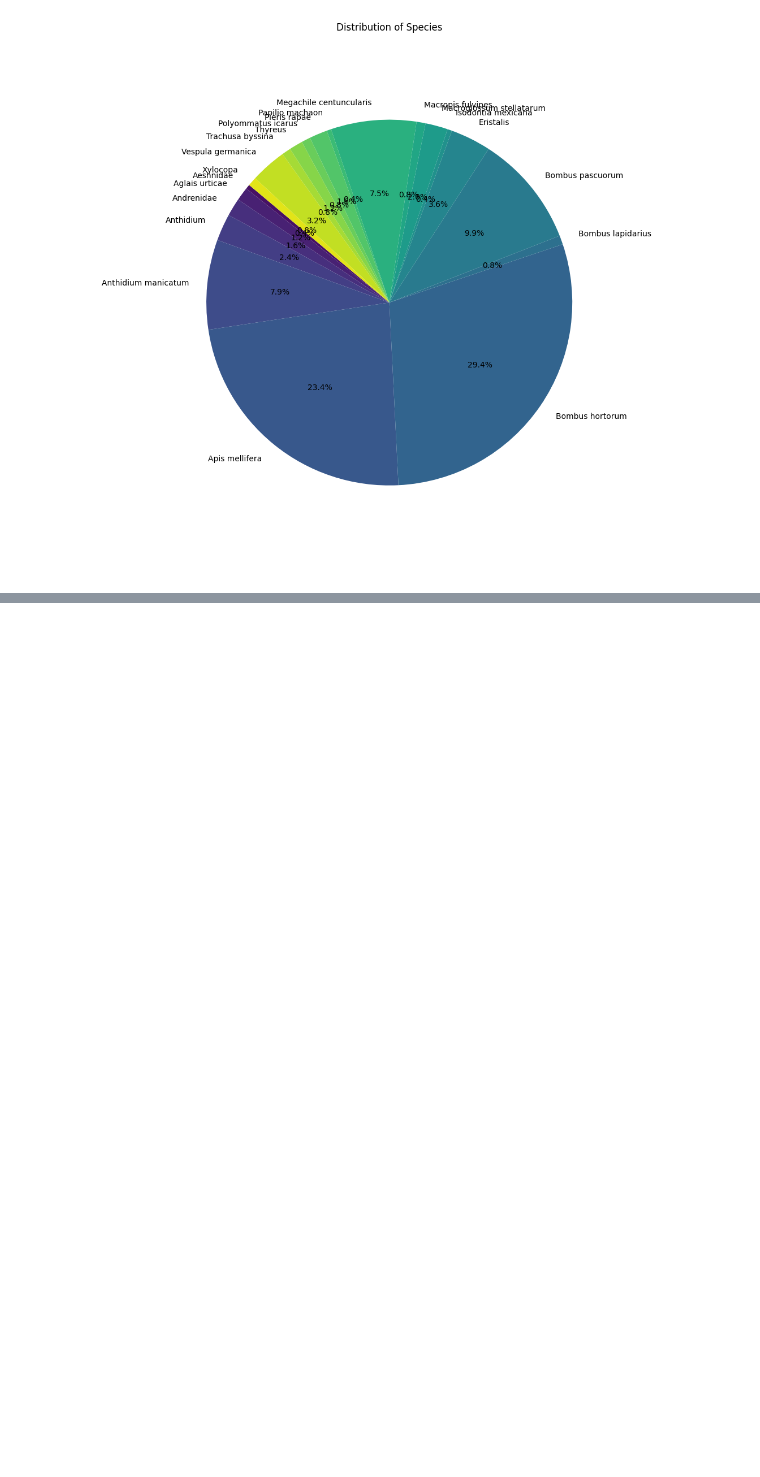
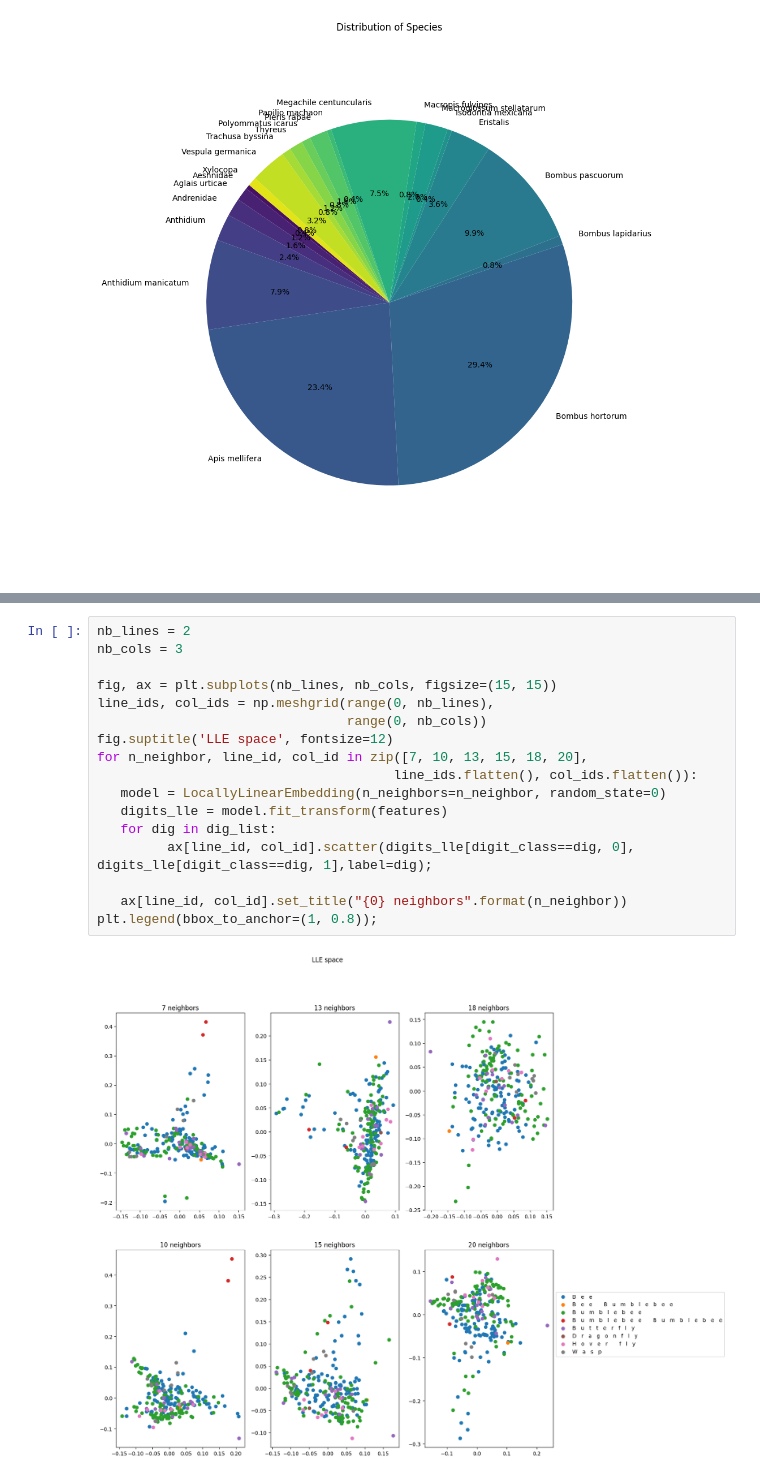
Before and after one commit to zelinze/ToBeeOrNotToBee, a Jupyter notebook: data_visualization.ipynb, the cells around one changed output, grey strips where cells are left out. Cells and saved outputs as stored; diff of their text form; blank space fills up the shorter version.

```diff
--- a/data_visualization.ipynb
+++ b/data_visualization.ipynb
@@ -246,0 +171,19 @@ plot_mds_projection(features_df, classif_df)
+# %%
+nb_lines = 2
+nb_cols = 3
+
+fig, ax = plt.subplots(nb_lines, nb_cols, figsize=(15, 15))
+line_ids, col_ids = np.meshgrid(range(0, nb_lines),
+                                range(0, nb_cols))
+fig.suptitle('LLE space', fontsize=12)
+for n_neighbor, line_id, col_id in zip([7, 10, 13, 15, 18, 20],
+                                      line_ids.flatten(), col_ids.flatten()):
+   model = LocallyLinearEmbedding(n_neighbors=n_neighbor, random_state=0)
+   digits_lle = model.fit_transform(features)
+   for dig in dig_list:
+         ax[line_id, col_id].scatter(digits_lle[digit_class==dig, 0], digits_lle[digit_class==dig, 1],label=dig);
+
+   ax[line_id, col_id].set_title("{0} neighbors".format(n_neighbor))
+plt.legend(bbox_to_anchor=(1, 0.8));
+# %% [output]
+[figure, added]
```
Also changed, not shown: parts of 7 cells of this notebook.
